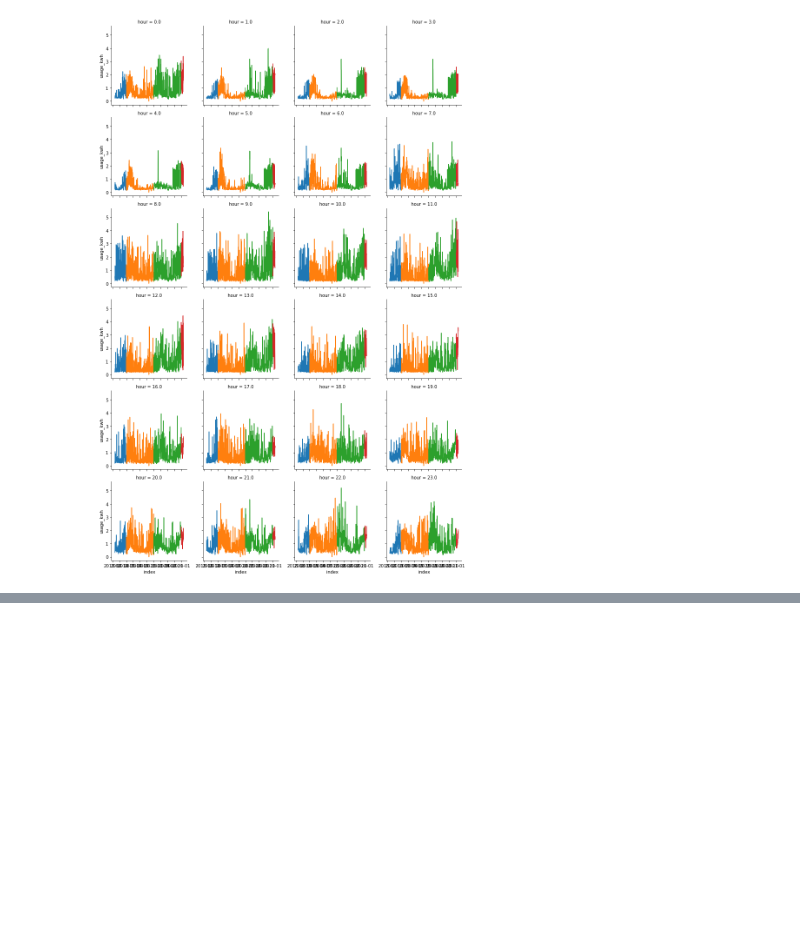
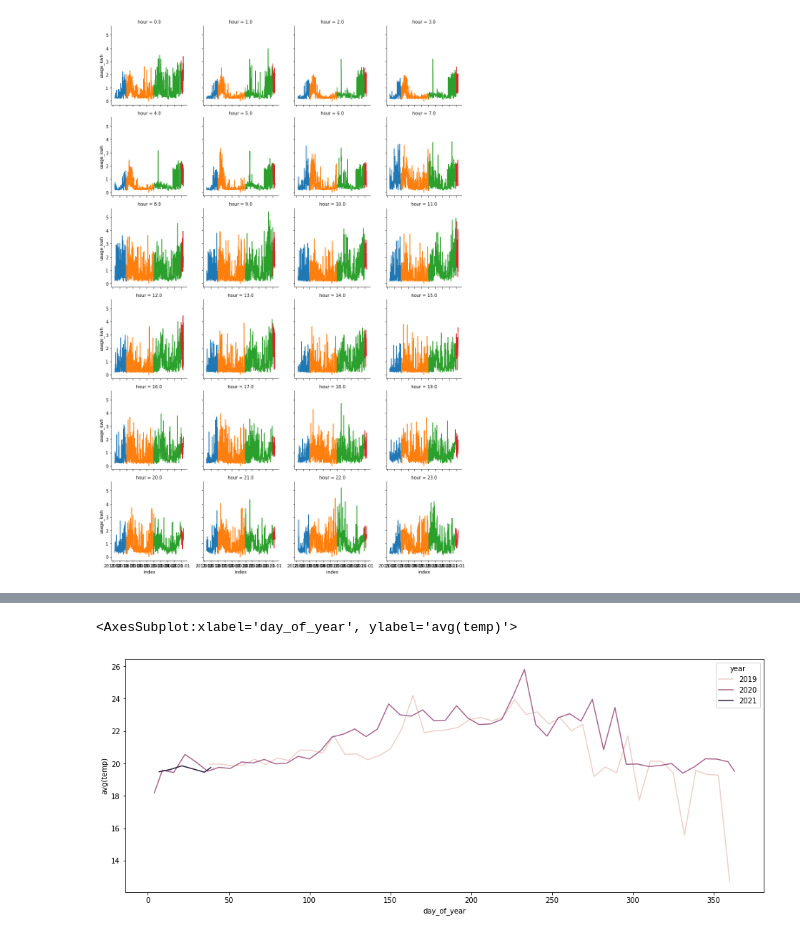
Before and after one commit to andrewhao/nrglab, a Jupyter notebook: nrglab.ipynb, the cells around one changed output, grey strips where cells are left out. Saved outputs shown, nothing was run; the diff lists cells and outputs as text; code cells hidden in the pictures; blank space fills up the shorter version.

Commit message:
Adding Nest data analysis part 1

```diff
--- a/nrglab.ipynb
+++ b/nrglab.ipynb
@@ -228,0 +241,23 @@ g.map(sns.lineplot, "index", "usage_kwh", estimator=np.sum)
+# %%
+df_from_each_file = []
+for f in all_files:
+    try:
+        df_from_each_file.append(pd.read_csv(f))
+    except:
+        # Do nothing if it borks
+        None
+
+df_nest_thermostat = pd.concat(df_from_each_file, ignore_index=True)
+# %%
+thermostat_features = {
+    'dt': lambda df: df.apply(lambda r: datetime.strptime(f'{r.Date}T{r.Time}', '%Y-%m-%dT%H:%M'), axis=1),
+    'year': lambda df: df.dt.apply(lambda dt: dt.year),
+    'month': lambda df: df.dt.apply(lambda dt: dt.month),
+    'day_of_year': lambda df: df.dt.apply(lambda dt: dt.dayofyear)
+}
+for attr, transform in thermostat_features.items():
+    df_nest_thermostat[attr] = transform(df_nest_thermostat)
+# %%
+df_nest_thermostat.set_index('dt', inplace=True)
+# %%
+df_nest_thermostat.sort_values(by='dt', inplace=True)
@@ -228,0 +270,5 @@ g.map(sns.lineplot, "index", "usage_kwh", estimator=np.sum)
+# %%
+sns.lineplot(data=df_nest_thermostat.resample('W').median(), x='day_of_year', y='avg(temp)', hue='year')
+# %% [output]
+<AxesSubplot:xlabel='day_of_year', ylabel='avg(temp)'>
+[figure, added]
```
Also changed, not shown: parts of 10 cells of this notebook.
